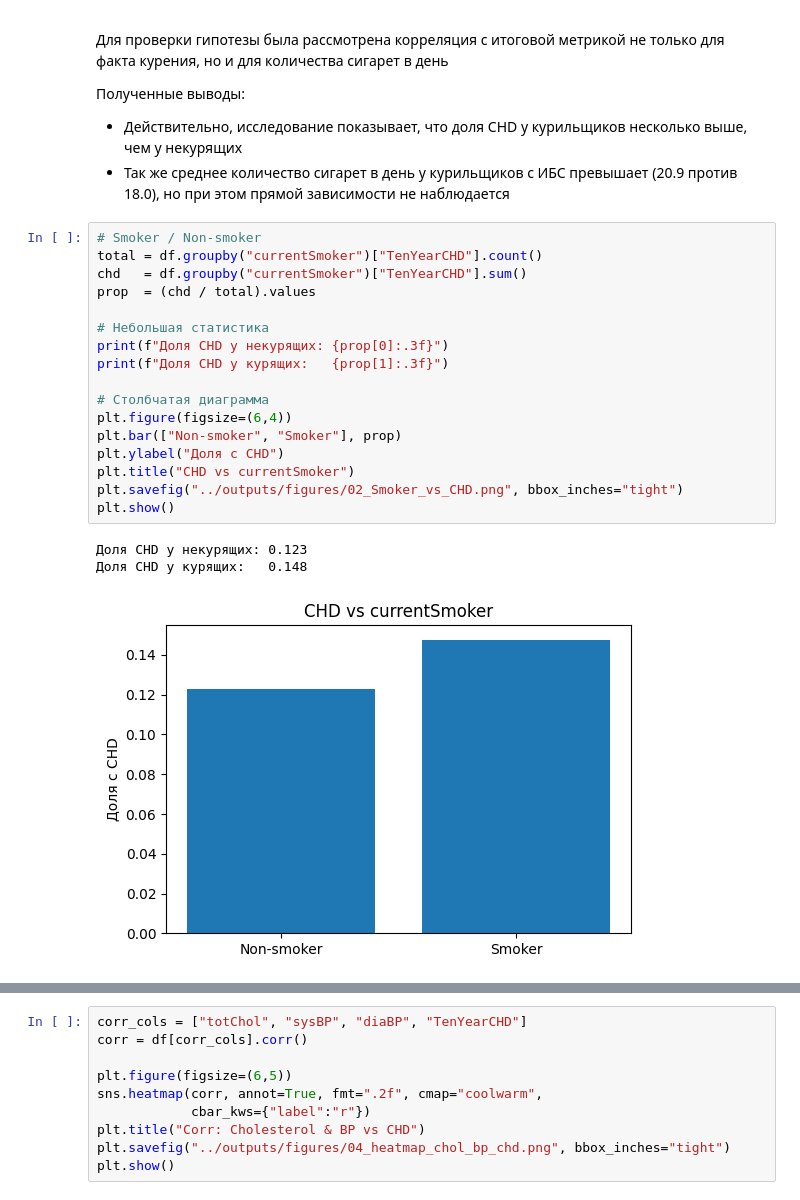
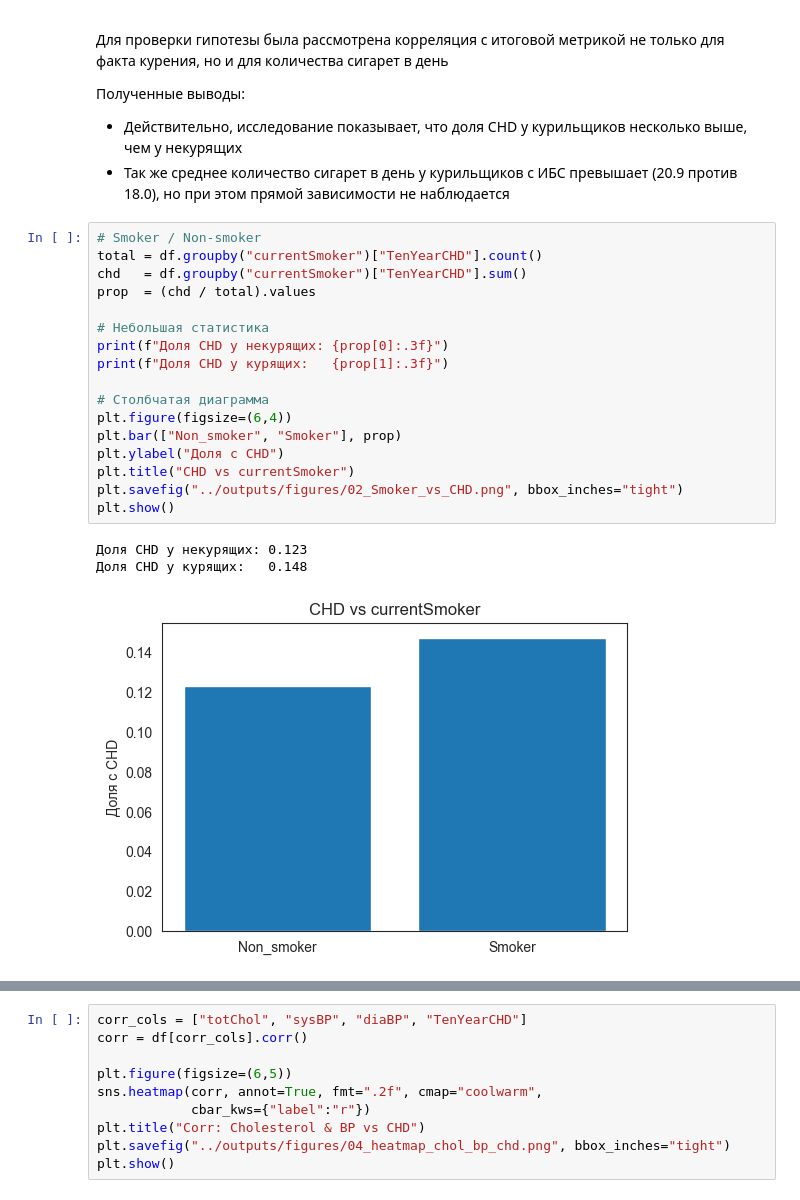
Before and after one commit to AnnaKasatkina/Framingham_Heart_Study, a Jupyter notebook: notebooks/02_VDA.ipynb, the cells around one changed output, grey strips where cells are left out. Saved outputs shown, nothing was run; the diff lists cells and outputs as text.

```diff
--- a/notebooks/02_VDA.ipynb
+++ b/notebooks/02_VDA.ipynb
@@ -46,23 +46,23 @@ plt.show()
 # %%
 # Smoker / Non‑smoker
 total = df.groupby("currentSmoker")["TenYearCHD"].count()
 chd   = df.groupby("currentSmoker")["TenYearCHD"].sum()
 prop  = (chd / total).values
 
 # Небольшая статистика
 print(f"Доля CHD у некурящих: {prop[0]:.3f}")
 print(f"Доля CHD у курящих:   {prop[1]:.3f}")
 
 # Столбчатая диаграмма
 plt.figure(figsize=(6,4))
-plt.bar(["Non‑smoker", "Smoker"], prop)
+plt.bar(["Non_smoker", "Smoker"], prop)
 plt.ylabel("Доля с CHD")
 plt.title("CHD vs currentSmoker")
 plt.savefig("../outputs/figures/02_Smoker_vs_CHD.png", bbox_inches="tight")
 plt.show()
 # %% [output]
 Доля CHD у некурящих: 0.123
 Доля CHD у курящих:   0.148
-[figure, old version]
+[figure, new version]
 # %%
 # Зависимость от количества сигарет
```
Also changed, not shown: parts of 9 cells of this notebook, 1 other file.
